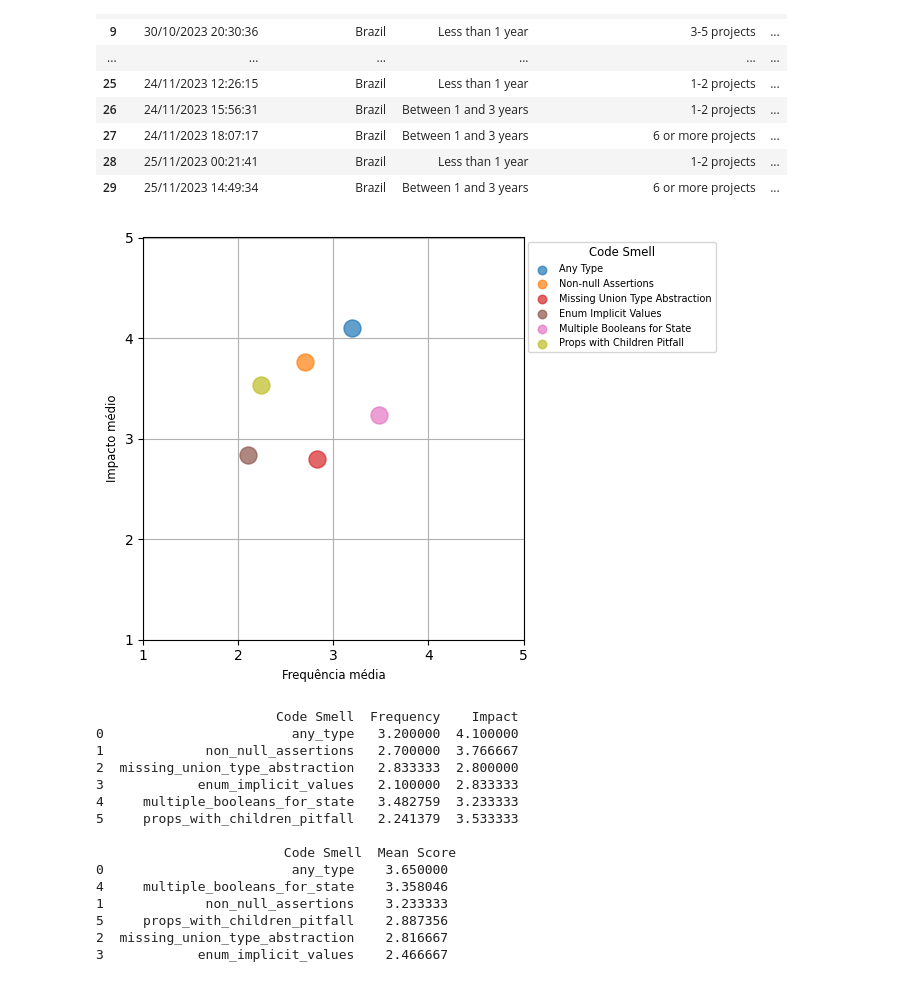
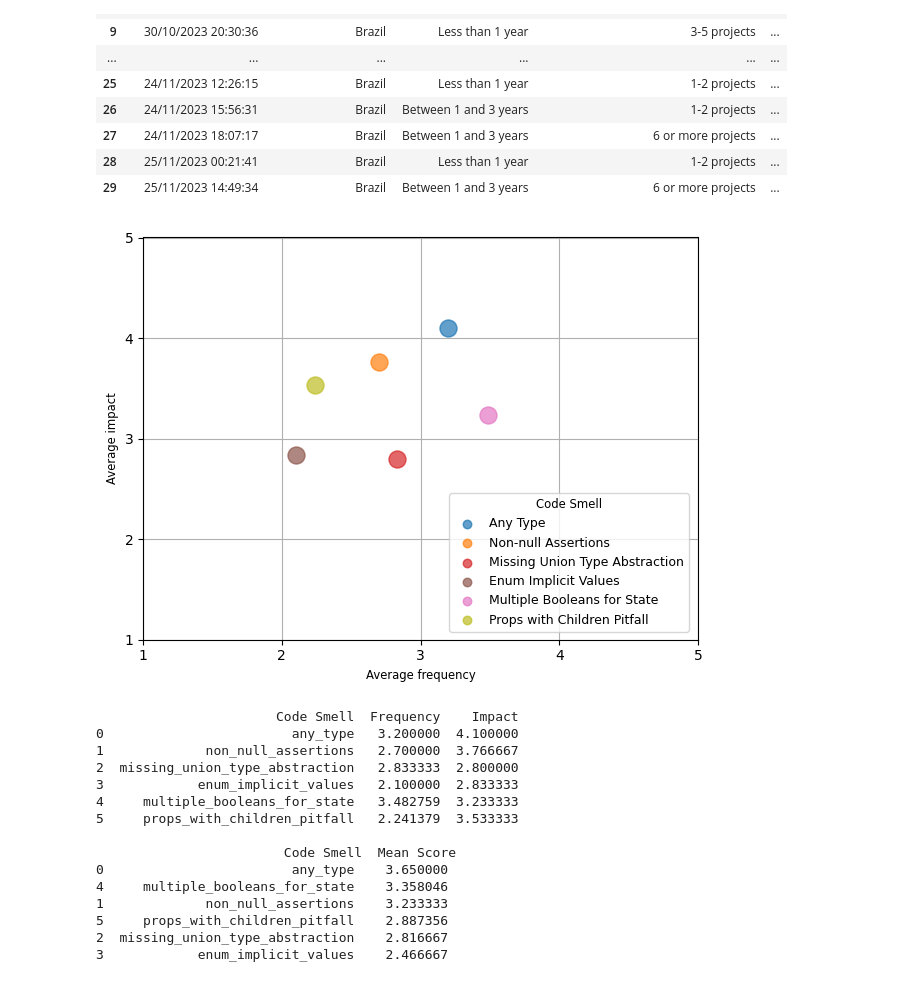
Before and after one commit to maykongsn/react-typescript-code-smells, a Jupyter notebook: survey/code-smells-react-ts.ipynb, the cells around one changed output. Saved outputs shown, nothing was run; the diff lists cells and outputs as text; code cells hidden in the pictures.

```diff
--- a/survey/code-smells-react-ts.ipynb
+++ b/survey/code-smells-react-ts.ipynb
@@ -26,13 +26,10 @@ df
 df = df.drop('Please share your observations, experiences, or any other TypeScript and React smells you have encountered in React projects.', axis=1)
 # %%
 import matplotlib.pyplot as plt
-import pandas as pd
-import numpy as np
 from sklearn.preprocessing import StandardScaler
 from sklearn.decomposition import PCA
 from matplotlib.patches import Ellipse
 
-# Escalas de conversão
 scale_frequency = {'Very rare': 1, 'Rare': 2, 'Occasionally': 3, 'Sometimes': 4, 'Often': 5}
 scale_impact = {'Very low': 1, 'Low': 2, 'Moderate': 3, 'High': 4, 'Very high': 5}
 
@@ -41,45 +38,42 @@ code_smells = [
     'enum_implicit_values', 'multiple_booleans_for_state', 'props_with_children_pitfall'
 ]
 
-# Calculando a média de frequência e impacto para cada code smell
 mean_data = []
 mean_scores = []
 for smell in code_smells:
     frequency = df[f'{smell}_frequency'].map(scale_frequency).mean()
     impact = df[f'{smell}_negative_impact'].map(scale_impact).mean()
     mean_data.append({'Code Smell': smell, 'Frequency': frequency, 'Impact': impact})
     mean_scores.append({'Code Smell': smell, 'Mean Score': (frequency + impact)/2})
 
-# Criando um DataFrame com as médias
 mean_df = pd.DataFrame(mean_data)
 mean_scores_df = pd.DataFrame(mean_scores)
 
 legend_data = []
 
 for i, smell in enumerate(mean_df['Code Smell']):
-    color = plt.cm.tab10(i / float(len(code_smells)))  # Cores variadas para cada smell
+    color = plt.cm.tab10(i / float(len(code_smells)))
     plt.scatter(mean_df.loc[i, 'Frequency'], mean_df.loc[i, 'Impact'], s=150, c=[color], alpha=0.7,
-                label=smell)  # Aumentando o tamanho dos pontos
+                label=smell)
 
-plt.xlabel('Frequência média', fontsize="small")
-plt.ylabel('Impacto médio', fontsize="small")
+plt.xlabel('Average frequency', fontsize="small")
+plt.ylabel('Average impact', fontsize="small")
 plt.grid(True)
 plt.xlim(1, 5)
 plt.ylim(1, 5)
 plt.xticks(range(1, 6))
 plt.yticks(range(1, 6))
 
-# Adicionando legenda
 custom_labels = ['Any Type', 'Non-null Assertions', 'Missing Union Type Abstraction', 'Enum Implicit Values',
                  'Multiple Booleans for State', 'Props with Children Pitfall']
-plt.legend(loc='upper left', title='Code Smell', title_fontsize='small', fontsize='7', bbox_to_anchor=(1, 1), labels=custom_labels, scatterpoints=1, markerscale=0.5)
+plt.legend(loc='upper left', title='Code Smell', title_fontsize='small', fontsize='9', bbox_to_anchor=(0.54, 0.38), labels=custom_labels, scatterpoints=1, markerscale=0.5)
 plt.tight_layout()
 plt.savefig('scatter_plot.png')
 
 plt.show()
 print(mean_df, "\n\n", mean_scores_df.sort_values(by='Mean Score', ascending=False))
 # %% [output]
-[figure, old version]
+[figure, new version]
                        Code Smell  Frequency    Impact
 0                        any_type   3.200000  4.100000
 1             non_null_assertions   2.700000  3.766667
```
Also changed, not shown: 15 other files.
